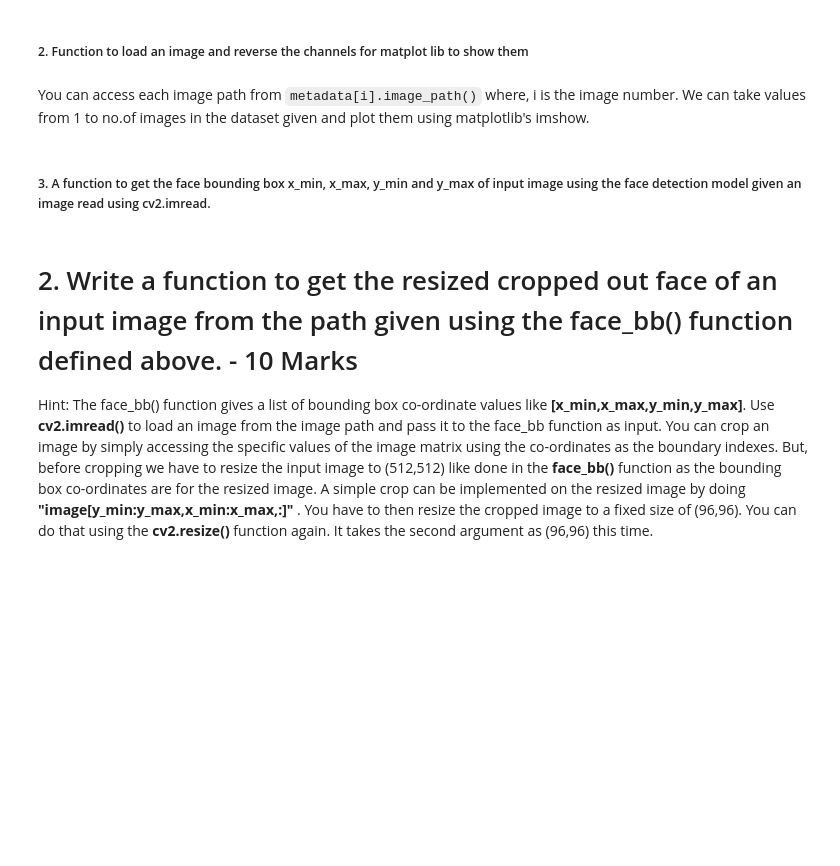
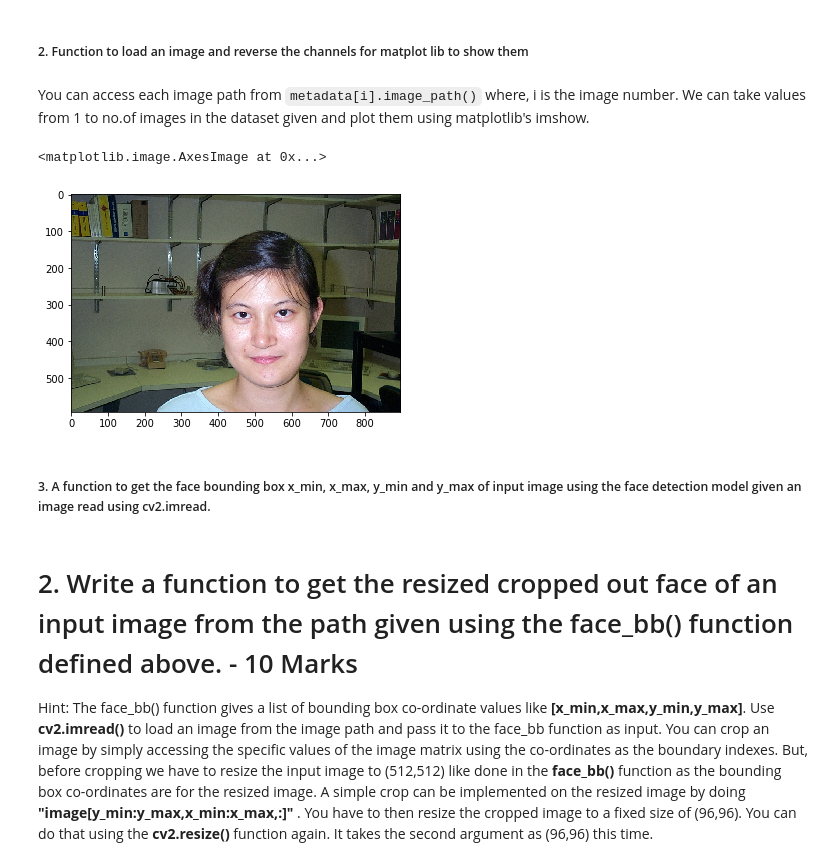
Before and after one commit to deepchatterjeevns/aiml-may-acv-project-reachsudhen, a Jupyter notebook: FACE_RECOGNITION_Questions.ipynb, the cells around one changed output. Saved outputs shown, nothing was run; the diff lists cells and outputs as text; code cells hidden in the pictures; blank space fills up the shorter version.

```diff
--- a/FACE_RECOGNITION_Questions.ipynb
+++ b/FACE_RECOGNITION_Questions.ipynb
@@ -301,18 +334,21 @@ You can access each image path from `metadata[i].image_path()` where, i is the i
 # %%
 # Load an image
 # for example, loading the image with index 1
-one_image = load_image(metadata[1].image_path())
+one_image = load_image(metadata[1].image_path())[...,::-1]
 
 %matplotlib inline
 import matplotlib.pyplot as plt
 
 plt.figure()
 
 # Show original image
 # OpenCV loads images with color channels
 # in BGR order. So we need to reverse them everytime we use matplotlib to show the image.
 # Otherwise you see the image in false colour
-plt.imshow(one_image)[...,::-1]
+plt.imshow(one_image)
+# %% [output]
+<matplotlib.image.AxesImage at 0x...>
+[figure, added]
 # %% [markdown]
 ##### 3. A function to get the face bounding box x_min, x_max, y_min and y_max of input image using the face detection model given an image read using cv2.imread.
 # %%
```
Also changed, not shown: parts of 31 cells of this notebook.
